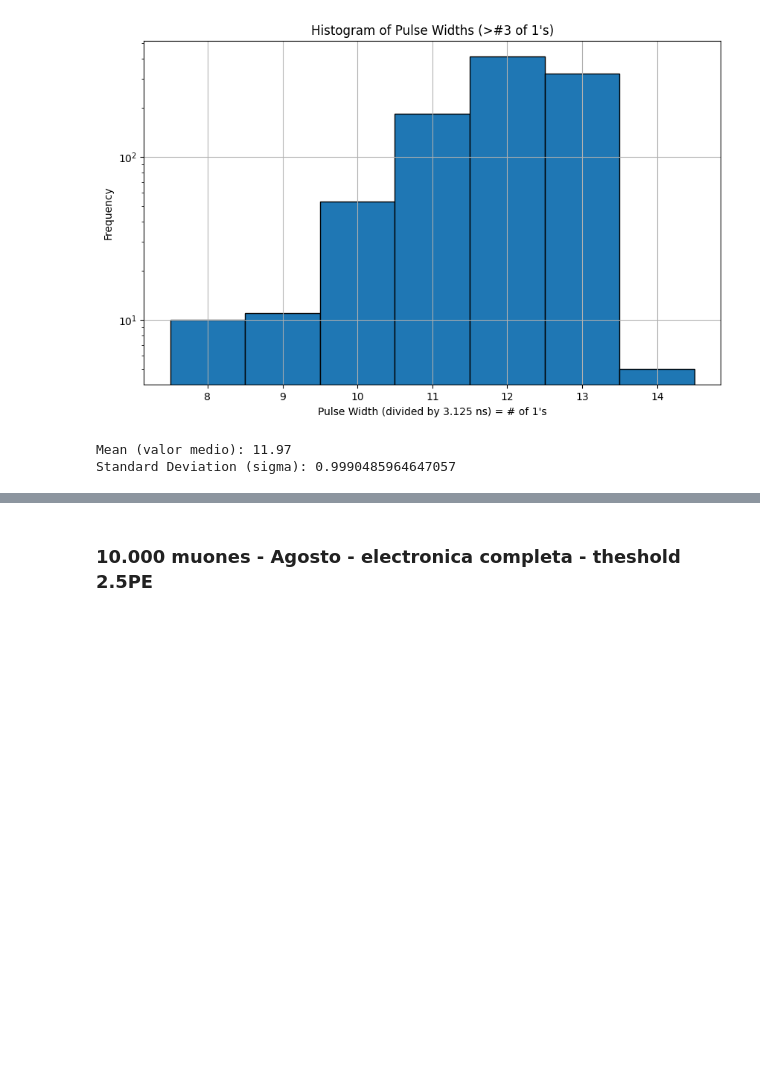
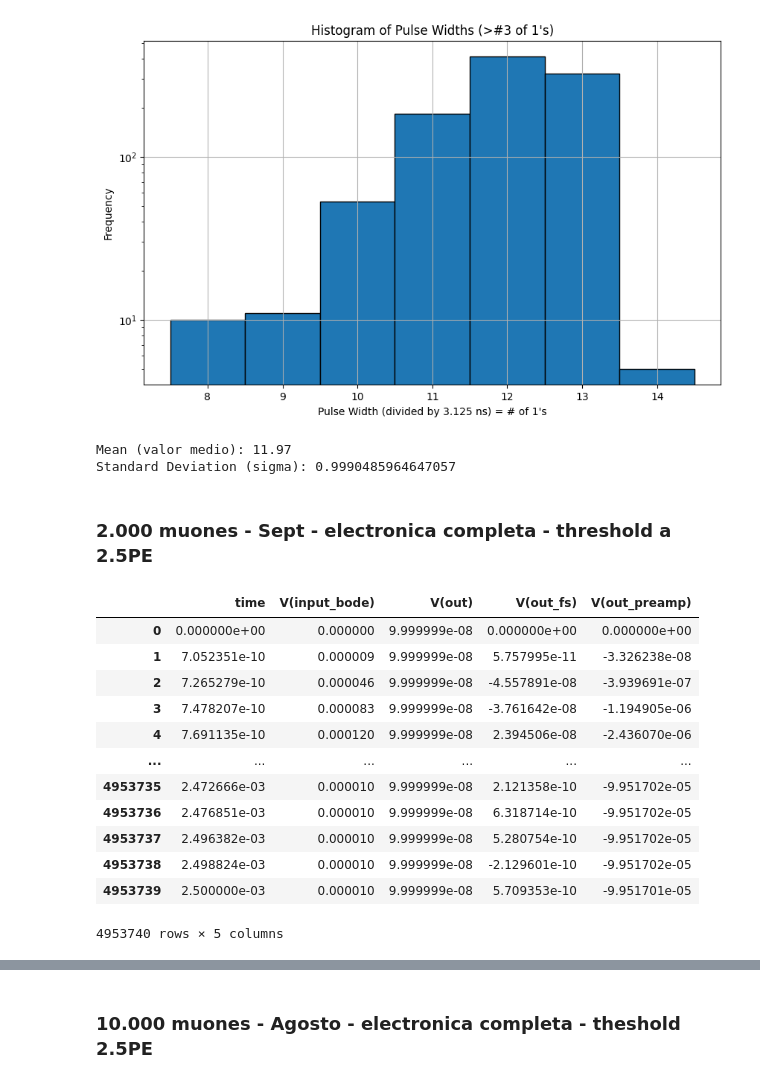
Before and after one commit to Lautaro-Silva/Laboratorio_6_7_ITeDA, a Jupyter notebook: Scripts/calculate_zeros.ipynb, the cells around one changed output, grey strips where cells are left out. Cells and saved outputs as stored; diff of their text form; code cells hidden in the pictures; blank space fills up the shorter version.

```diff
--- a/Scripts/calculate_zeros.ipynb
+++ b/Scripts/calculate_zeros.ipynb
@@ -334,3 +334,22 @@ print(f"Standard Deviation (sigma): {std_dev_value}")
 # %% [output]
 Mean (valor medio): 11.97
 Standard Deviation (sigma): 0.9990485964647057
+# %% [markdown]
+### 2.000 muones - Sept - electronica completa - threshold a 2.5PE
+# %%
+df_muones_2000 = pd.read_csv(r"C:\Users\smili\OneDrive\Documents\GitHub\Laboratorio_6_7_ITeDA\LTSpice\Agosto - Version nueva de las simulaciones\2000_mu_full_circuit_2,5PE_thresh.txt", sep="	")
+df_muones_2000
+# %% [output]
+|  | time | V(input_bode) | V(out) | V(out_fs) | V(out_preamp) |
+| 0 | 0.000000e+00 | 0.000000 | 9.999999e-08 | 0.000000e+00 | 0.000000e+00 |
+| 1 | 7.052351e-10 | 0.000009 | 9.999999e-08 | 5.757995e-11 | -3.326238e-08 |
+| 2 | 7.265279e-10 | 0.000046 | 9.999999e-08 | -4.557891e-08 | -3.939691e-07 |
+| 3 | 7.478207e-10 | 0.000083 | 9.999999e-08 | -3.761642e-08 | -1.194905e-06 |
+| 4 | 7.691135e-10 | 0.000120 | 9.999999e-08 | 2.394506e-08 | -2.436070e-06 |
+| ... | ... | ... | ... | ... | ... |
+| 4953735 | 2.472666e-03 | 0.000010 | 9.999999e-08 | 2.121358e-10 | -9.951702e-05 |
+| 4953736 | 2.476851e-03 | 0.000010 | 9.999999e-08 | 6.318714e-10 | -9.951702e-05 |
+| 4953737 | 2.496382e-03 | 0.000010 | 9.999999e-08 | 5.280754e-10 | -9.951702e-05 |
+| 4953738 | 2.498824e-03 | 0.000010 | 9.999999e-08 | -2.129601e-10 | -9.951702e-05 |
+| 4953739 | 2.500000e-03 | 0.000010 | 9.999999e-08 | 5.709353e-10 | -9.951701e-05 |
+4953740 rows × 5 columns
```
Also changed, not shown: parts of 4 cells of this notebook, 4 other files.
